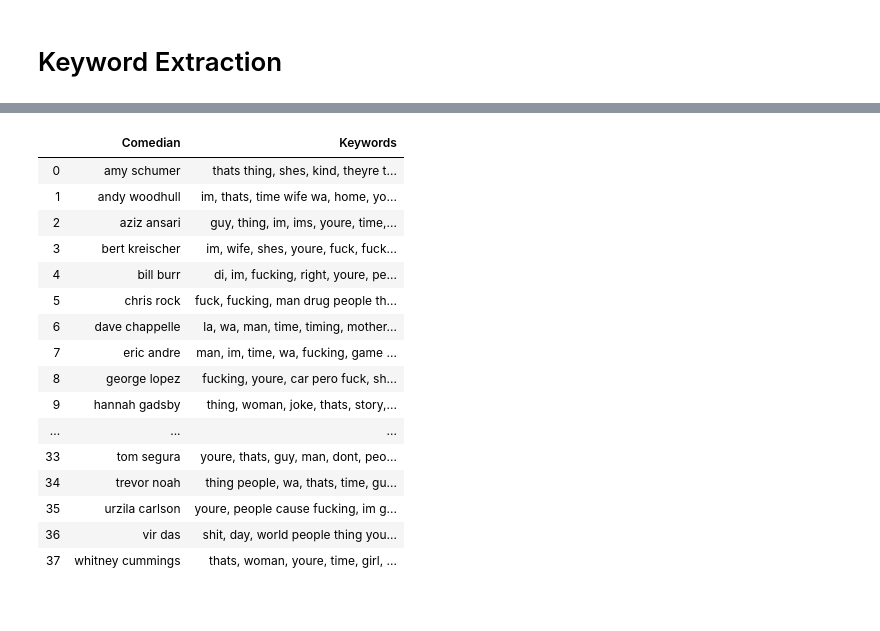
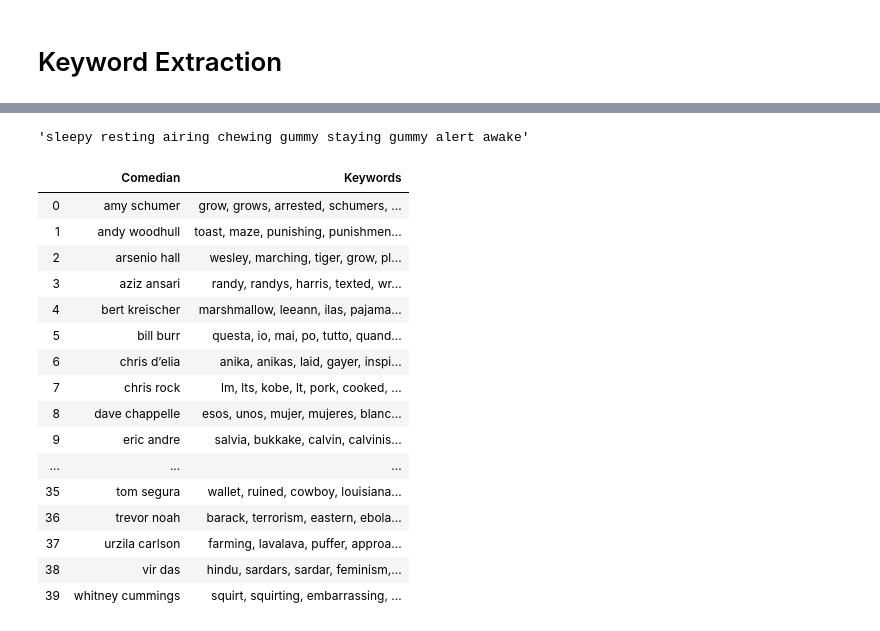
Before and after one commit to k11tqa25/nlp_based_recommender, a Jupyter notebook: transcript_index.ipynb, the cells around one changed output, grey strips where cells are left out. Saved outputs shown, nothing was run; the diff lists cells and outputs as text; code cells hidden in the pictures.

```diff
--- a/transcript_index.ipynb
+++ b/transcript_index.ipynb
@@ -716,3 +711,9 @@ def merge_transcripts(df, filename):
         r_df = r_df.append({'Comedian': c, "Keywords":", ".join(kw.split('\n'))}, ignore_index=True)
     r_df.to_excel(filename)
     return r_df
+# %%
+common_words_list = pickle.load(open('common_words_list_index.pkl', 'rb'))
+# Additional stop words
+common_words_list.append(np.array(['im','youre','theyre','we','hes','shes','yeah','uh','ill','hell',
+                          'shell','theyll','well']))
+common_words_list.append(np.array([i for i in 'qwertyuiopasdfghjklzxcvbnm']))
@@ -718,0 +732,5 @@ def merge_transcripts(df, filename):
+# %%
+stop_words_list = []
+for common_words in common_words_list:
+    stop_words = text.ENGLISH_STOP_WORDS.union(common_words)
+    stop_words_list.extend(list(stop_words))
@@ -718,0 +741,14 @@ def merge_transcripts(df, filename):
+# %%
+def remove_stopwords(text):
+    # split the text
+    wd = text.split(' ')
+    # remove stop words
+    resultwords  = [word for word in wd if word.lower() not in stop_words_list]
+    return' '.join(resultwords)
+# %%
+clean_corpus.index = clean_corpus.Comedian
+# corpus_nouns.index = corpus_nouns.Comedian
+# corpus_na.index = corpus_na.Comedian
+clean_corpus = pd.DataFrame(clean_corpus.Transcript.apply(remove_stopwords))
+# corpus_nouns = pd.DataFrame(corpus_nouns.Transcript.apply(remove_stopwords))
+# corpus_na = pd.DataFrame(corpus_na.Transcript.apply(remove_stopwords))
@@ -719,20 +773,24 @@ def merge_transcripts(df, filename):
+# %%
+clean_corpus.Transcript[1]
+# %% [output]
+'sleepy resting airing chewing gummy staying gummy alert awake'
 # %%
-merge_transcripts(corpus_nouns, 'keywords_noun.xlsx')
+merge_transcripts(clean_corpus, 'keywords_clean.xlsx')
 # %% [output]
 |  | Comedian | Keywords |
-| 0 | amy schumer | thats thing, shes, kind, theyre t... |
-| 1 | andy woodhull | im, thats, time wife wa, home, yo... |
-| 2 | aziz ansari | guy, thing, im, ims, youre, time,... |
-| 3 | bert kreischer | im, wife, shes, youre, fuck, fuck... |
-| 4 | bill burr | di, im, fucking, right, youre, pe... |
-| 5 | chris rock | fuck, fucking, man drug people th... |
-| 6 | dave chappelle | la, wa, man, time, timing, mother... |
-| 7 | eric andre | man, im, time, wa, fucking, game ... |
-| 8 | george lopez | fucking, youre, car pero fuck, sh... |
-| 9 | hannah gadsby | thing, woman, joke, thats, story,... |
+| 0 | amy schumer | grow, grows, arrested, schumers, ... |
+| 1 | andy woodhull | toast, maze, punishing, punishmen... |
+| 2 | arsenio hall | wesley, marching, tiger, grow, pl... |
+| 3 | aziz ansari | randy, randys, harris, texted, wr... |
+| 4 | bert kreischer | marshmallow, leeann, ilas, pajama... |
+| 5 | bill burr | questa, io, mai, po, tutto, quand... |
+| 6 | chris d’elia | anika, anikas, laid, gayer, inspi... |
+| 7 | chris rock | lm, lts, kobe, lt, pork, cooked, ... |
+| 8 | dave chappelle | esos, unos, mujer, mujeres, blanc... |
+| 9 | eric andre | salvia, bukkake, calvin, calvinis... |
 | ... | ... | ... |
-| 33 | tom segura | youre, thats, guy, man, dont, peo... |
-| 34 | trevor noah | thing people, wa, thats, time, gu... |
-| 35 | urzila carlson | youre, people cause fucking, im g... |
-| 36 | vir das | shit, day, world people thing you... |
-| 37 | whitney cummings | thats, woman, youre, time, girl, ... |
+| 35 | tom segura | wallet, ruined, cowboy, louisiana... |
+| 36 | trevor noah | barack, terrorism, eastern, ebola... |
+| 37 | urzila carlson | farming, lavalava, puffer, approa... |
+| 38 | vir das | hindu, sardars, sardar, feminism,... |
+| 39 | whitney cummings | squirt, squirting, embarrassing, ... |
```
Also changed, not shown: parts of 19 cells of this notebook, 2 other files.
